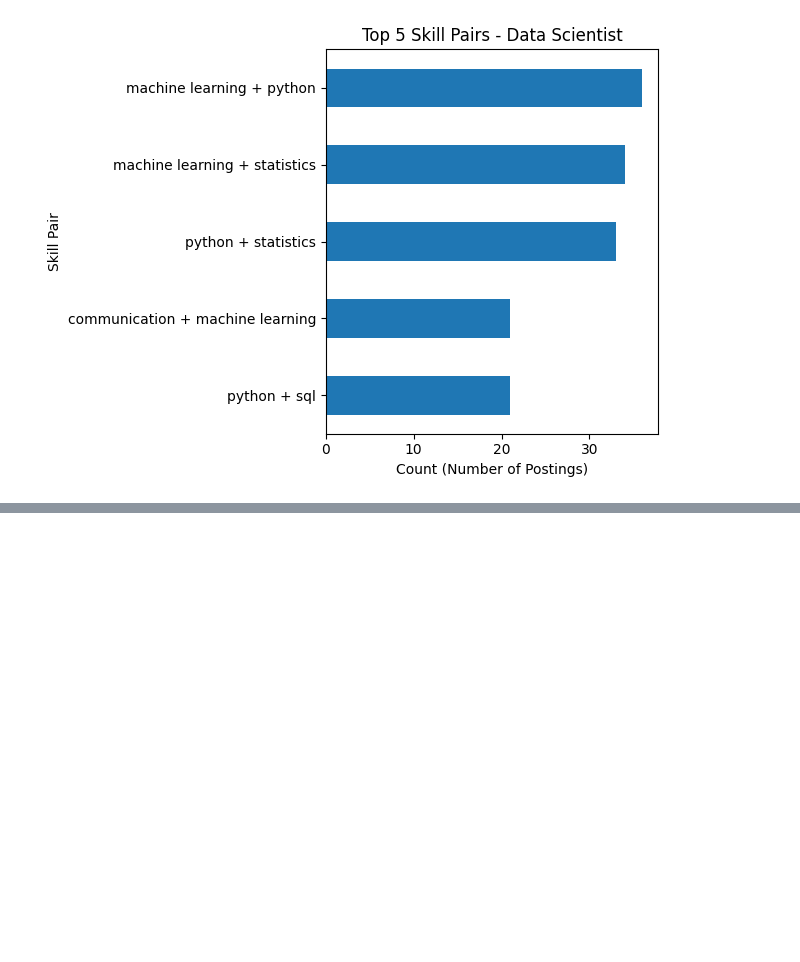
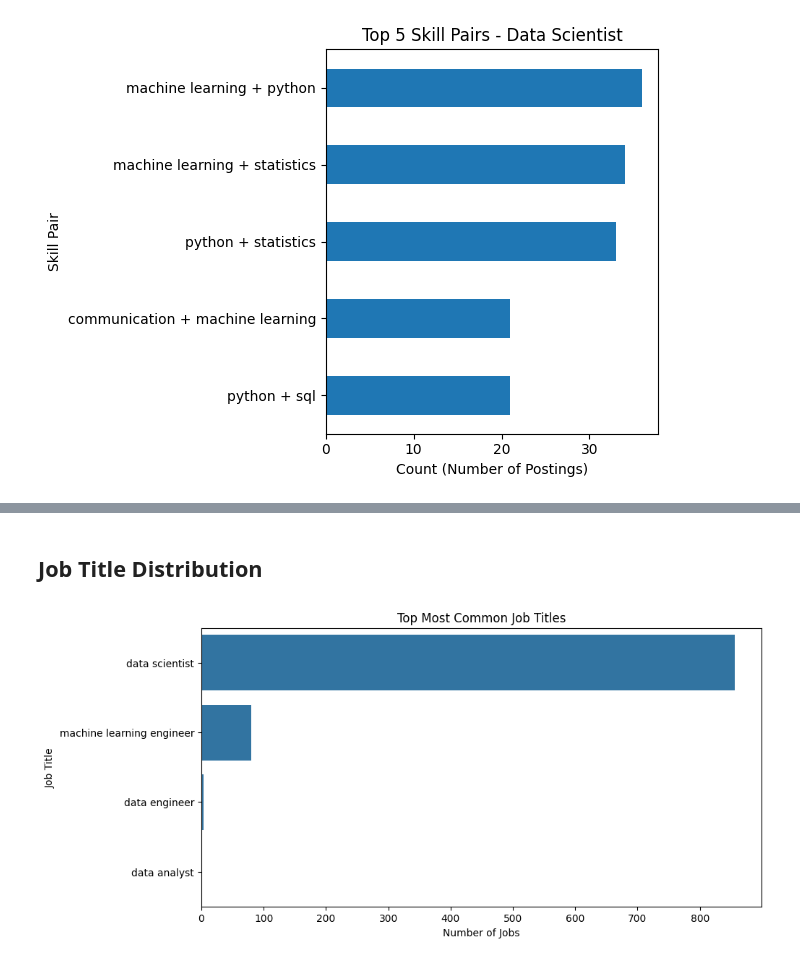
Before and after one commit to SaraAljuraybah/saudi-tech-job-skills-analysis, a Jupyter notebook: notebooks/data_collection.ipynb, the cells around one changed output, grey strips where cells are left out. Drawn from its saved outputs; the diff is of its cells as text; code cells hidden in the pictures; blank space fills up the shorter version.

```diff
--- a/notebooks/data_collection.ipynb
+++ b/notebooks/data_collection.ipynb
@@ -641,0 +640,8 @@ for role in roles_to_show:
+# %%
+import pandas as pd
+import matplotlib.pyplot as plt
+import seaborn as sns
+
+dfs = pd.read_csv("data_science_job_posts_2025.csv")
+
+dfs.head()
@@ -641,0 +718,11 @@ for role in roles_to_show:
+# %%
+#simple cleaning for missing values
+dfs = dfs.dropna(subset=['job_title', 'skills'])
+
+dfs['seniority_level'].fillna('Unknown', inplace=True)
+dfs['ownership'].fillna('Unknown', inplace=True)
+dfs['revenue'].fillna('Unknown', inplace=True)
+dfs['status'].fillna('Unknown', inplace=True)
+dfs['location'].fillna('Unknown', inplace=True)
+
+dfs.isnull().sum()
@@ -641,0 +762,13 @@ for role in roles_to_show:
+# %% [markdown]
+## Job Title Distribution
+# %%
+top_jobs = dfs['job_title'].value_counts().head(10)
+
+plt.figure(figsize=(10,5))
+sns.barplot(x=top_jobs.values, y=top_jobs.index)
+plt.title("Top Most Common Job Titles")
+plt.xlabel("Number of Jobs")
+plt.ylabel("Job Title")
+plt.show()
+# %% [output]
+[figure, added]
```
Also changed, not shown: parts of 27 cells of this notebook.
